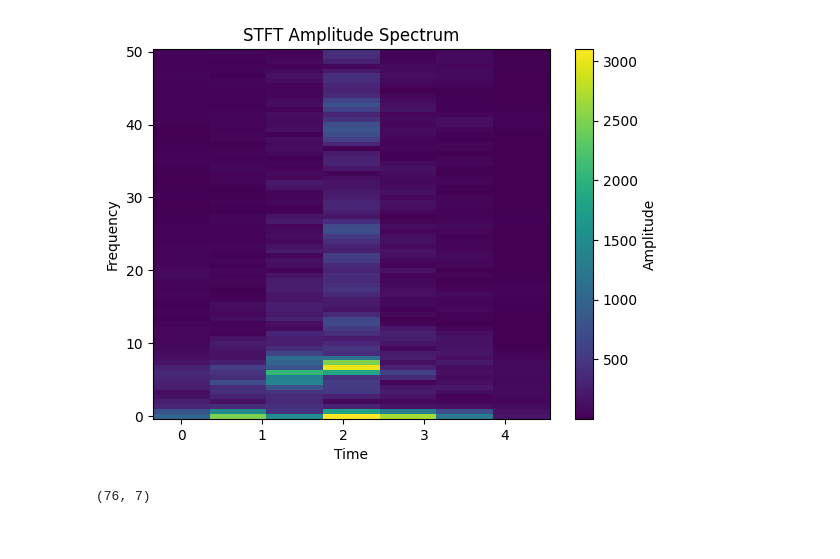
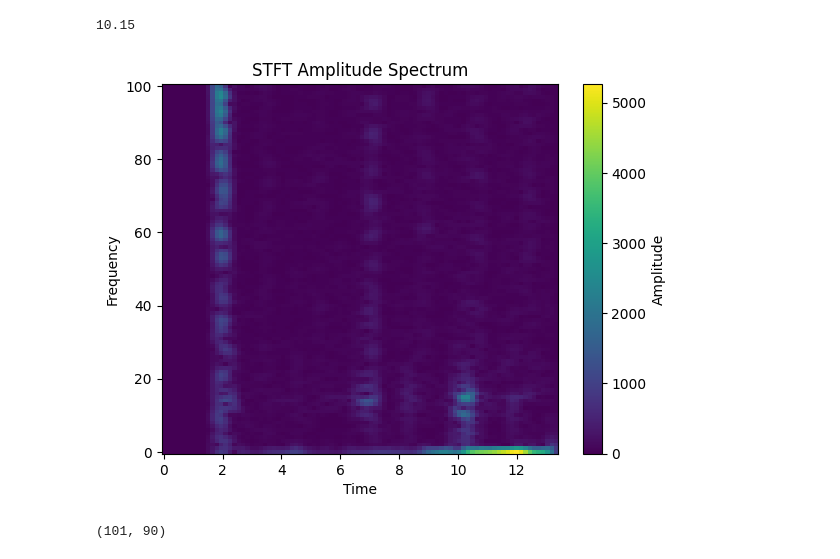
Before and after one commit to ChenyuZhaoTHU/crazyflie_firmware_constant_height, a Jupyter notebook: control/imu_show.ipynb, the cells around one changed output. Saved outputs shown, nothing was run; the diff lists cells and outputs as text; code cells hidden in the pictures.

```diff
--- a/control/imu_show.ipynb
+++ b/control/imu_show.ipynb
@@ -251,7 +251,7 @@ np.savetxt('/home/nuci7/project/cf2/crazyflie-firmware/control/train_data2/on45_
 import numpy as np
 import plotly.graph_objects as go
 
-imu_data = np.loadtxt("/home/nuci7/project/cf2/crazyflie-firmware/control/train_data2/on45_9.txt", delimiter=' ')
+imu_data = np.loadtxt("/home/nuci7/project/cf2/crazyflie-firmware/control/train_data2/on45_7.txt", delimiter=' ')
 # %%
 # import numpy as np
 # from scipy.signal import butter, filtfilt
@@ -388,6 +388,10 @@ fig.update_layout(xaxis_title='timestamps s',
         )
 
 fig.show()
+# %%
+14*290/400
+# %% [output]
+10.15
 # %%
 def quatdecompress(comp):
     q = np.zeros(4)
@@ -410,24 +414,24 @@ q = quatdecompress(3463829145)
 # %%
 import numpy as np
 import matplotlib.pyplot as plt
 from scipy.signal import stft
 
 # 准备数据
 t = np.linspace(0, 1, 1000)  # 时间轴
 x = np.sin(2 * np.pi * 50 * t) + np.sin(2 * np.pi * 120 * t)  # 信号
 
 # 进行短时傅里叶变换
-f, t, Zxx = stft(imu_data[:,5]-imu_data[:,3], fs=100, nperseg=150, noverlap=80)
+f, t, Zxx = stft(imu_data[:,5]-imu_data[:,3], fs=200, nperseg=200, noverlap=170)
 
 # 绘制幅度谱
 plt.pcolormesh(t, f, np.abs(Zxx), shading='auto')
 plt.colorbar(label='Amplitude')
 plt.title('STFT Amplitude Spectrum')
 plt.xlabel('Time')
 plt.ylabel('Frequency')
 plt.show()
 
 print(np.shape(Zxx))
 # %% [output]
-[figure, old version]
+[figure, new version]
-(76, 7)
+(101, 90)
```
Also changed, not shown: parts of 6 cells of this notebook, 8 other files.
